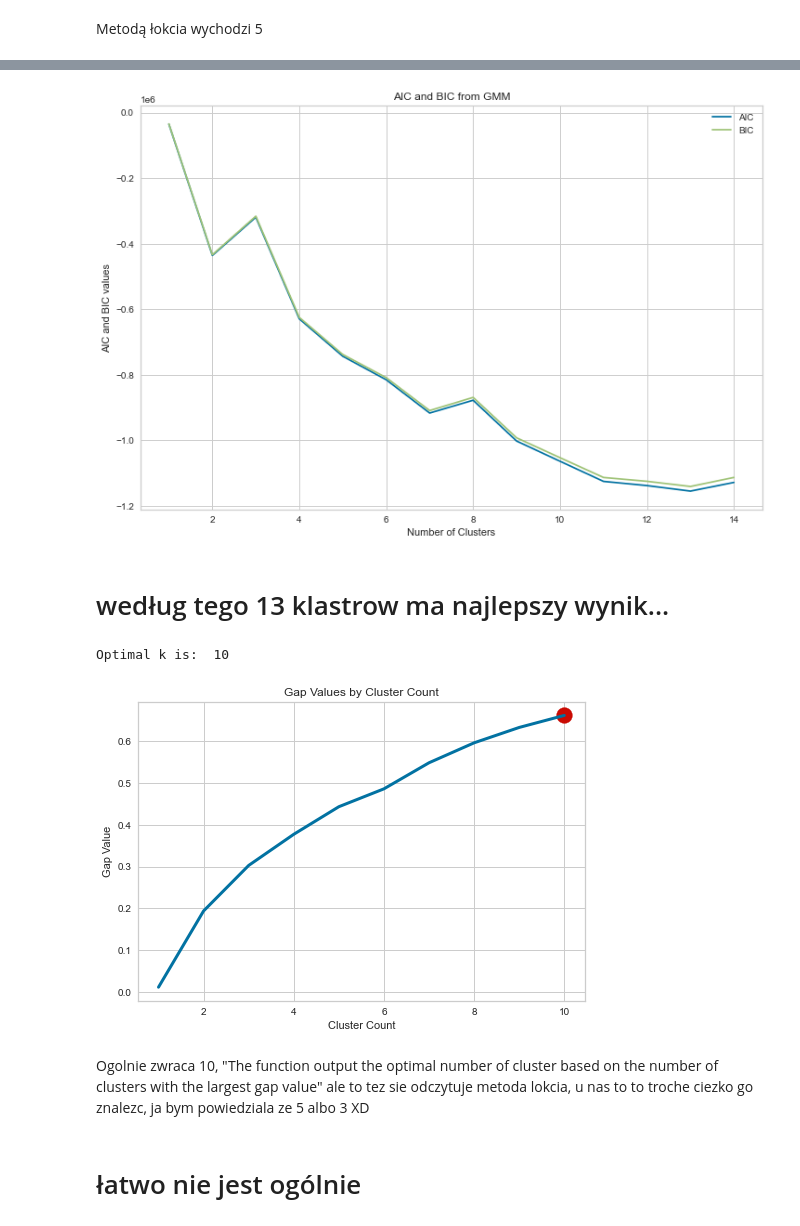
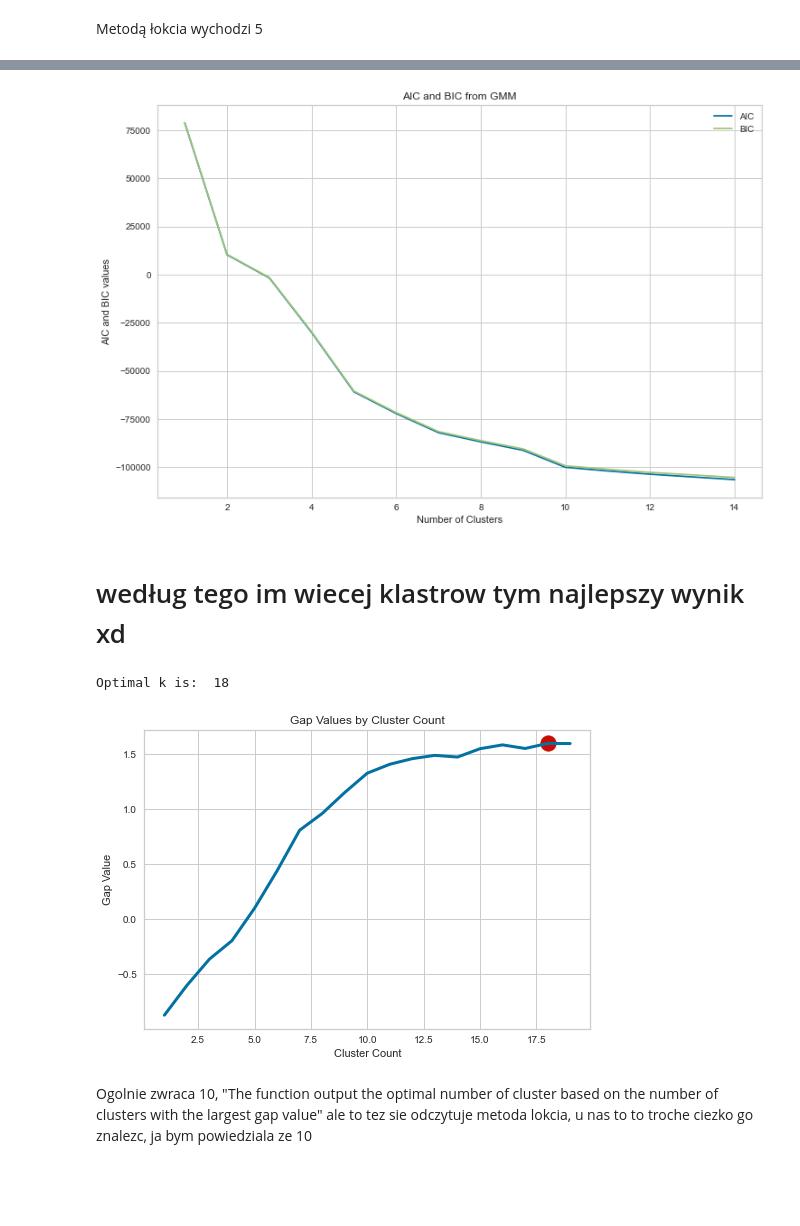
Before and after one commit to SawickiK/ML-Clustering, a Jupyter notebook: clustering.ipynb, the cells around one changed output, grey strips where cells are left out. Cells and saved outputs as stored; diff of their text form; code cells hidden in the pictures; blank space fills up the shorter version.

```diff
--- a/clustering.ipynb
+++ b/clustering.ipynb
@@ -13,2 +15,8 @@ from sklearn.mixture import GaussianMixture
 # %%
 df = pd.read_csv('data/x_train.csv')
+# %%
+# a co jak zmniejszymy liczbe wymiarow?
+pca = PCA(n_components=3)
+pca.fit(df)
+PCA_ds = pd.DataFrame(pca.transform(df), columns=(["col1","col2", "col3"]))
+PCA_ds.describe().T
@@ -15,5 +41,6 @@ df = pd.read_csv('data/x_train.csv')
 # %%
 # wykresy zmiennych
+df=PCA_ds
 sns.pairplot(df)
 # %% [output]
 <seaborn.axisgrid.PairGrid at 0x...>
@@ -225,12 +202,12 @@ plt.xlabel('Number of Clusters')
 plt.ylabel('AIC and BIC values')
 plt.show()
 # %% [output]
-[figure, old version]
+[figure, new version]
 # %% [markdown]
-# według tego 13 klastrow ma najlepszy wynik...
+# według tego im wiecej klastrow tym najlepszy wynik xd
 # %%
 #Gap Statistics
-def optimalK(data, nrefs=3, maxClusters=15):
+def optimalK(data, nrefs=3, maxClusters=20):
     """
     Calculates KMeans optimal K using Gap Statistic from Tibshirani, Walther, Hastie
     Params:
@@ -252,38 +229,36 @@ def optimalK(data, nrefs=3, maxClusters=15):
 
             # Fit to it
             km = KMeans(k)
             km.fit(randomReference)
 
             refDisp = km.inertia_
             refDisps[i] = refDisp
         # Fit cluster to original data and create dispersion
         km = KMeans(k)
         km.fit(data)
 
         origDisp = km.inertia_
         # Calculate gap statistic
         gap = np.log(np.mean(refDisps)) - np.log(origDisp)
         # Assign this loop's gap statistic to gaps
         gaps[gap_index] = gap
 
         resultsdf = resultsdf.append({'clusterCount':k, 'gap':gap}, ignore_index=True)
     return (gaps.argmax() + 1, resultsdf)  # Plus 1 because index of 0 means 1 cluster is optimal, index 2 = 3 clusters are optimal
 
-k, gapdf = optimalK(df, nrefs=3, maxClusters=11)
+k, gapdf = optimalK(df, nrefs=3, maxClusters=20)
 print('Optimal k is: ', k)
 # Visualization
 plt.plot(gapdf.clusterCount, gapdf.gap, linewidth=3)
 plt.scatter(gapdf[gapdf.clusterCount == k].clusterCount, gapdf[gapdf.clusterCount == k].gap, s=250, c='r')
 plt.grid(True)
 plt.xlabel('Cluster Count')
 plt.ylabel('Gap Value')
 plt.title('Gap Values by Cluster Count')
 plt.show()
 # %% [output]
-Optimal k is:  10
+Optimal k is:  18
-[figure, old version]
+[figure, new version]
 # %% [markdown]
 Ogolnie zwraca 10, "The function output the optimal number of cluster based on the number of clusters with the largest gap value"
-ale to tez sie odczytuje metoda lokcia, u nas to to troche ciezko go znalezc, ja bym powiedziala ze 5 albo 3 XD
+ale to tez sie odczytuje metoda lokcia, u nas to to troche ciezko go znalezc, ja bym powiedziala ze 10
-# %% [markdown]
-# łatwo nie jest ogólnie
```
Also changed, not shown: parts of 17 cells of this notebook.
